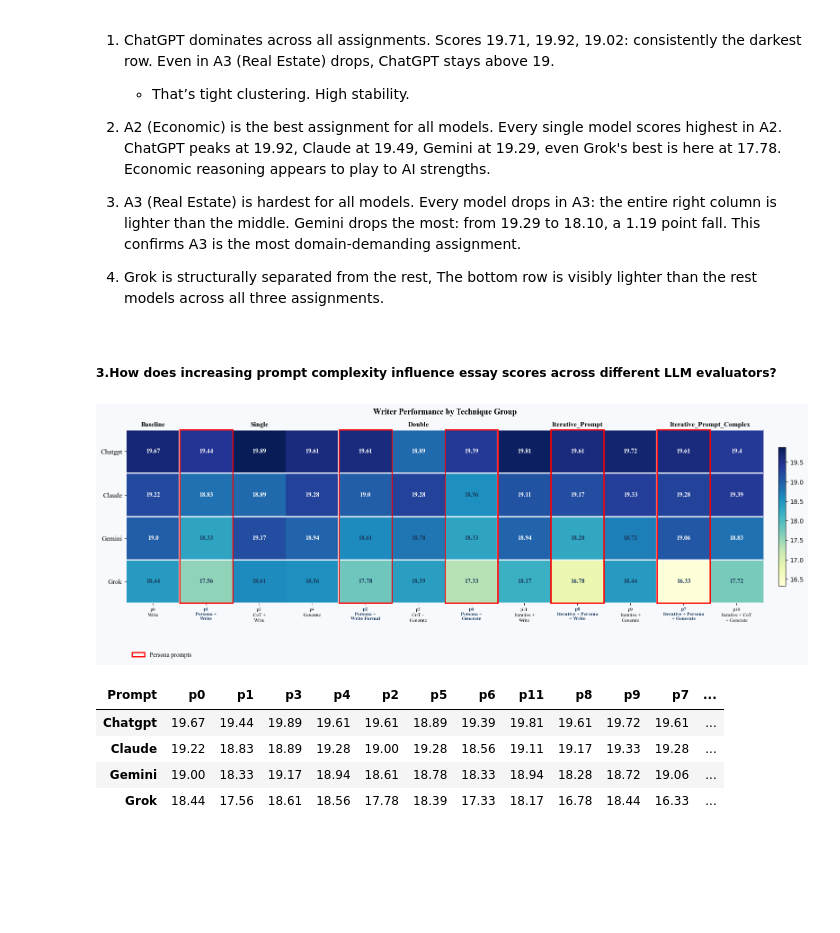
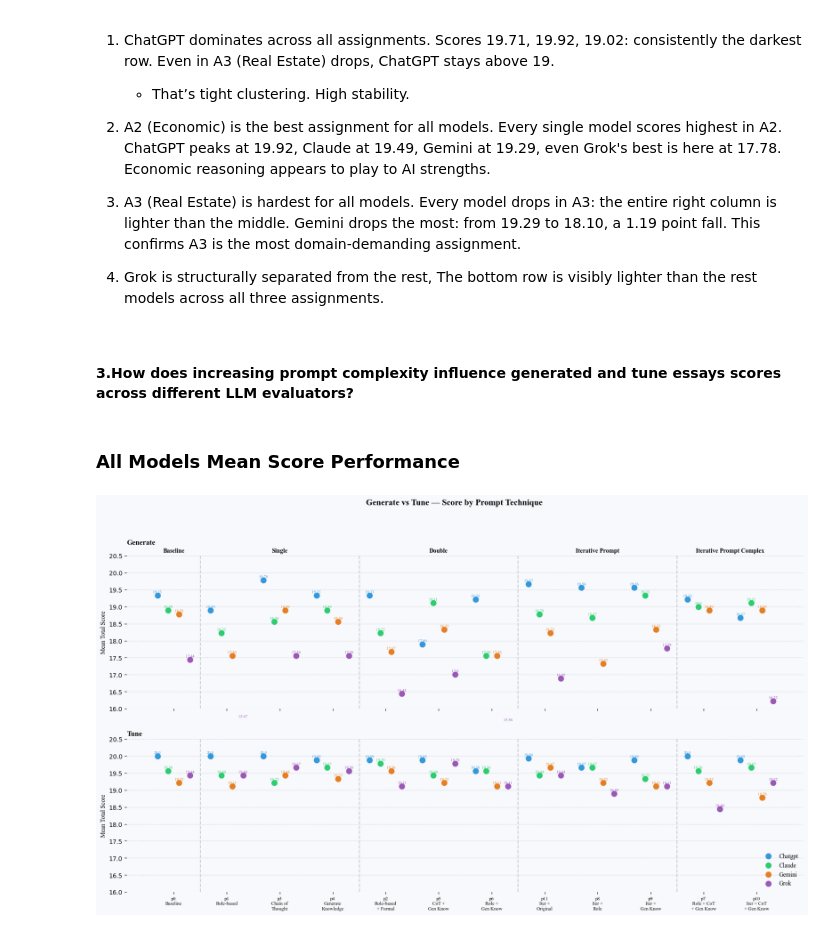
Before and after one commit to raminguyen/ai-assessment, a Jupyter notebook: src/visualize_scores.ipynb, the cells around one changed output. Drawn from its saved outputs; the diff is of its cells as text; code cells hidden in the pictures; blank space fills up the shorter version.

Commit message:
create a jupyter notebook to analyze scores performances across models

```diff
--- a/src/visualize_scores.ipynb
+++ b/src/visualize_scores.ipynb
@@ -181,4 +181,4 @@ df
 
 4. Grok is structurally separated from the rest, The bottom row is visibly lighter than the rest models across all three assignments.
 # %% [markdown]
-##### 3.How does increasing prompt complexity influence essay scores across different LLM evaluators?
+#### 3.How does increasing prompt complexity influence generated and tune essays scores across different LLM evaluators?
@@ -214,10 +185,16 @@ technique_groups = {
-# %%
-df1 = visualize.writer_performance_by_technique(scores, writers, prompts, techniques, technique_groups)
-df1
-# %% [output]
-[figure, removed]
-| Prompt | p0 | p1 | p3 | p4 | p2 | p5 | p6 | p11 | p8 | p9 | p7 | ... |
-| Chatgpt | 19.67 | 19.44 | 19.89 | 19.61 | 19.61 | 18.89 | 19.39 | 19.81 | 19.61 | 19.72 | 19.61 | ... |
-| Claude | 19.22 | 18.83 | 18.89 | 19.28 | 19.00 | 19.28 | 18.56 | 19.11 | 19.17 | 19.33 | 19.28 | ... |
-| Gemini | 19.00 | 18.33 | 19.17 | 18.94 | 18.61 | 18.78 | 18.33 | 18.94 | 18.28 | 18.72 | 19.06 | ... |
-| Grok | 18.44 | 17.56 | 18.61 | 18.56 | 17.78 | 18.39 | 17.33 | 18.17 | 16.78 | 18.44 | 16.33 | ... |
+# %% [markdown]
+### All Models Mean Score Performance
+# %%
+technique_groups = {
+    'Baseline': ['p0'],
+    'Single':   ['p1', 'p3', 'p4'],
+    'Double':   ['p2', 'p5', 'p6'],
+    'Iterative_Prompt':         ['p11', 'p8', 'p9'],
+    'Iterative_Prompt_Complex': ['p7', 'p10']
+}
+# %%
+scores_all_models = visualize.plot_trend1(scores, writers=['chatgpt', 'claude', 'gemini', 'grok'],
+
+           prompts=prompts, technique_groups=technique_groups)
+# %% [output]
+[figure, added]
```
Also changed, not shown: parts of 12 cells of this notebook.
